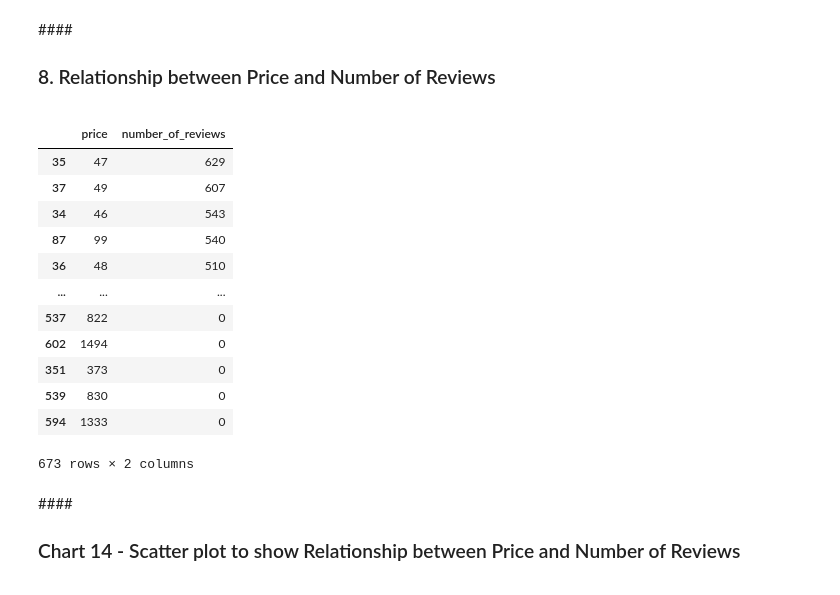
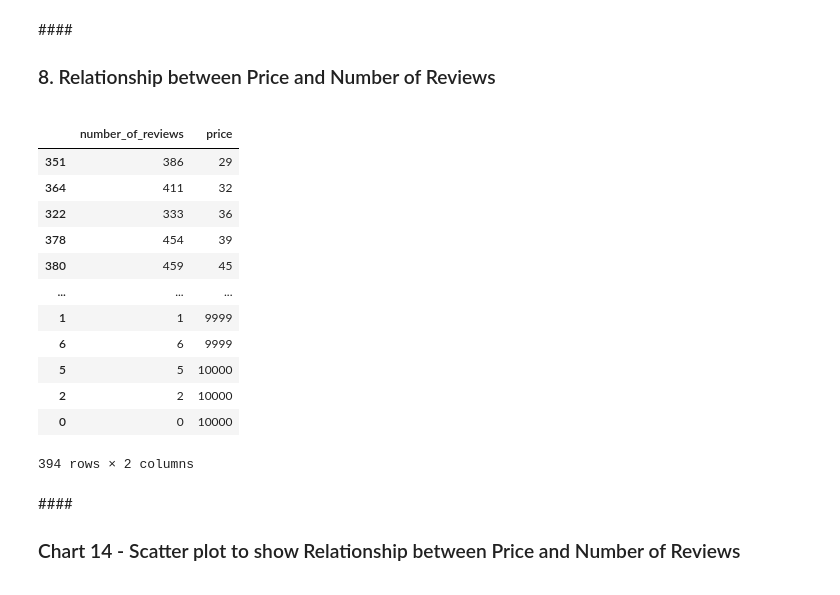
Before and after one commit to Pranita1994/EDA_Project, a Jupyter notebook: AirBnb_Bookings_Analysis.ipynb, the cells around one changed output. Cells and saved outputs as stored; diff of their text form; code cells hidden in the pictures.

```diff
--- a/AirBnb_Bookings_Analysis.ipynb
+++ b/AirBnb_Bookings_Analysis.ipynb
@@ -1012,22 +1143,22 @@ Are there any insights that lead to negative growth? Justify with specific reaso
 # %% [markdown]
 ####<h3> 8. Relationship between Price and Number of Reviews
 # %%
-price_with_reviews = df.groupby(['price'])['number_of_reviews'].max().reset_index()
-price_with_reviews.sort_values(by = 'number_of_reviews', ascending = False)
+price_with_reviews = df.groupby(['number_of_reviews'])['price'].max().reset_index()
+price_with_reviews.sort_values(by = 'price', ascending = True)
 # %% [output]
-|  | price | number_of_reviews |
-| 35 | 47 | 629 |
-| 37 | 49 | 607 |
-| 34 | 46 | 543 |
-| 87 | 99 | 540 |
-| 36 | 48 | 510 |
+|  | number_of_reviews | price |
+| 351 | 386 | 29 |
+| 364 | 411 | 32 |
+| 322 | 333 | 36 |
+| 378 | 454 | 39 |
+| 380 | 459 | 45 |
 | ... | ... | ... |
-| 537 | 822 | 0 |
-| 602 | 1494 | 0 |
-| 351 | 373 | 0 |
-| 539 | 830 | 0 |
-| 594 | 1333 | 0 |
+| 1 | 1 | 9999 |
+| 6 | 6 | 9999 |
+| 5 | 5 | 10000 |
+| 2 | 2 | 10000 |
+| 0 | 0 | 10000 |
-673 rows × 2 columns
+394 rows × 2 columns
 # %% [markdown]
 ####<h3> Chart 14 - Scatter plot to show Relationship between Price and Number of Reviews </h3>
 # %%
```
Also changed, not shown: parts of 63 cells of this notebook.
